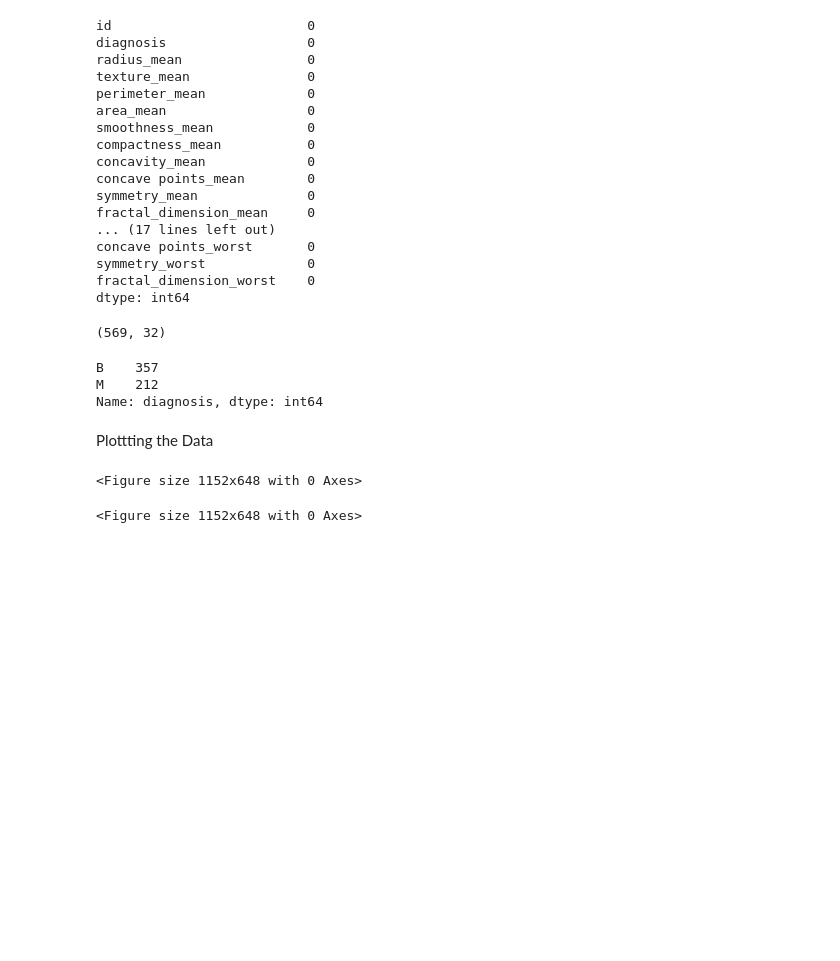
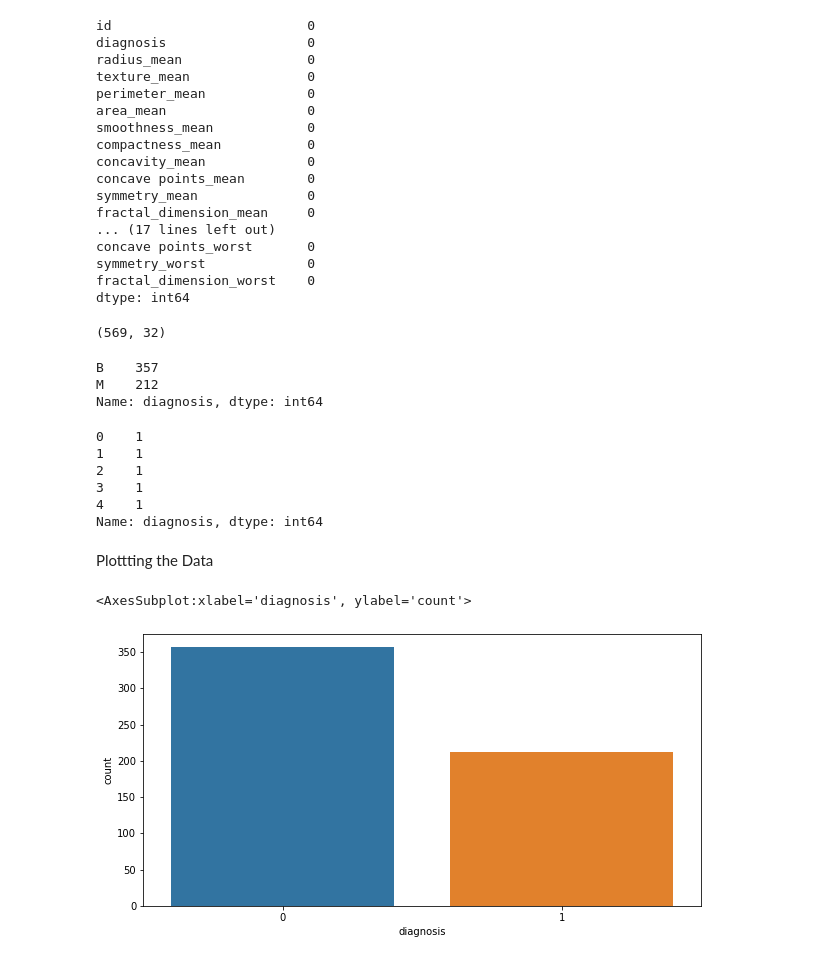
Before and after one commit to colinoy/BreastCancerPrediction, a Jupyter notebook: BreastCancer_EDA.ipynb, the cells around one changed output. Saved outputs shown, nothing was run; the diff lists cells and outputs as text; code cells hidden in the pictures; blank space fills up the shorter version.

```diff
--- a/BreastCancer_EDA.ipynb
+++ b/BreastCancer_EDA.ipynb
@@ -91,10 +111,23 @@ data['diagnosis'].value_counts()
 B    357
 M    212
 Name: diagnosis, dtype: int64
+# %%
+##change the diagnosis column to numerical values for better analysis
+data['diagnosis'] = data['diagnosis'].map({'M':1, 'B':0})
+data['diagnosis'].head()
+# %% [output]
+0    1
+1    1
+2    1
+3    1
+4    1
+Name: diagnosis, dtype: int64
 # %% [markdown]
 Plottting the Data
-# %%
-plt.figure(figsize=(16,9))
-# %% [output]
-<Figure size 1152x648 with 0 Axes>
-<Figure size 1152x648 with 0 Axes>
+# %%
+#check how many observations are in each class (diagnosis)
+plt.figure(figsize=(10,5))
+sns.countplot(x='diagnosis', data=data)
+# %% [output]
+<AxesSubplot:xlabel='diagnosis', ylabel='count'>
+[figure, added]
```
Also changed, not shown: parts of 7 cells of this notebook.
